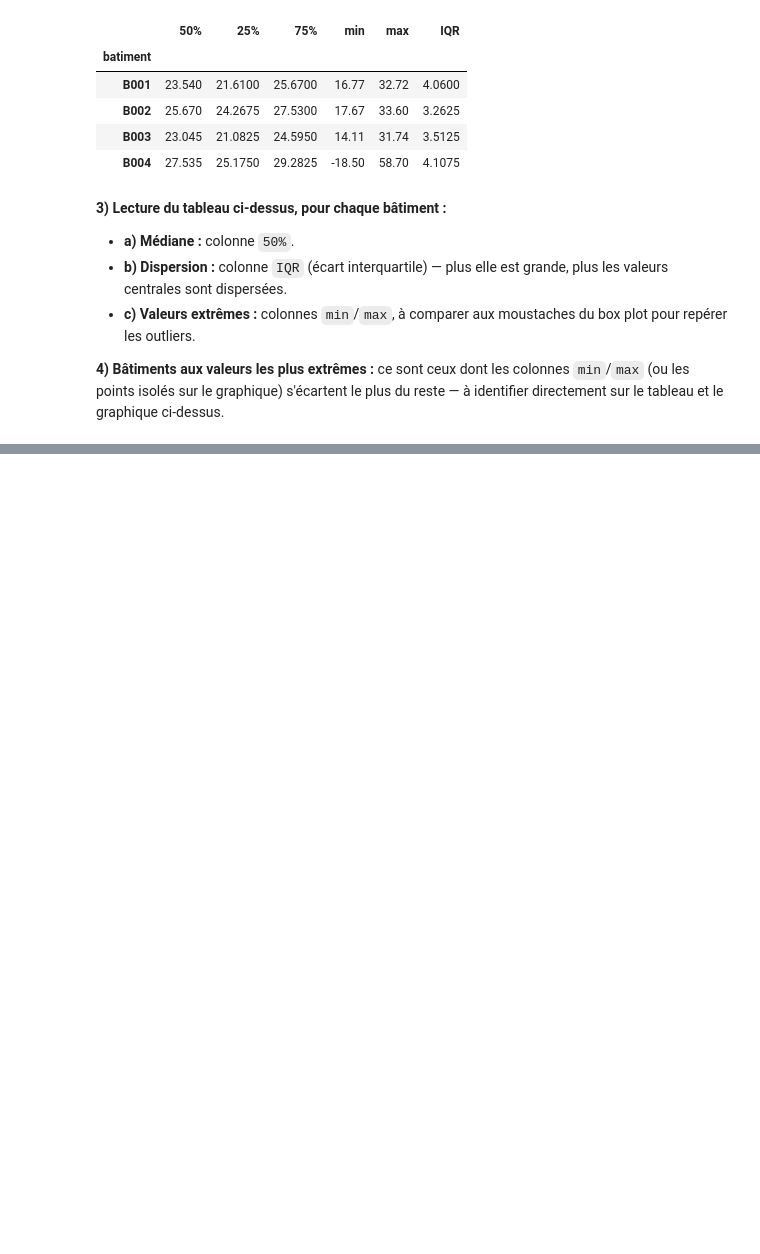
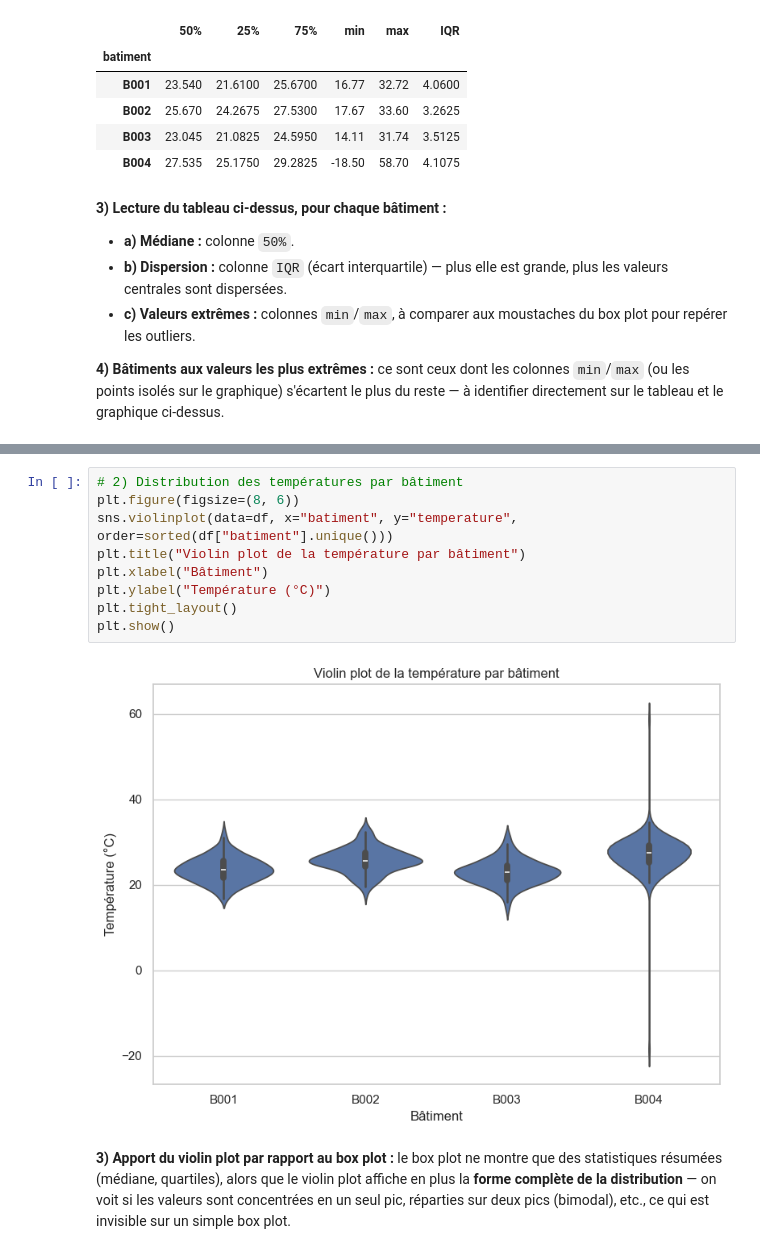
Before and after one commit to harounambaye/Seaborn_Iot_Analysis, a Jupyter notebook: notebooks/Seaborn_Iot_Analysis.ipynb, the cells around one changed output, grey strips where cells are left out. Saved outputs shown, nothing was run; the diff lists cells and outputs as text; blank space fills up the shorter version.

```diff
--- a/notebooks/Seaborn_Iot_Analysis.ipynb
+++ b/notebooks/Seaborn_Iot_Analysis.ipynb
@@ -182,0 +197,13 @@ resume_batiment
+# %%
+# 2) Distribution des températures par bâtiment
+plt.figure(figsize=(8, 6))
+sns.violinplot(data=df, x="batiment", y="temperature", order=sorted(df["batiment"].unique()))
+plt.title("Violin plot de la température par bâtiment")
+plt.xlabel("Bâtiment")
+plt.ylabel("Température (°C)")
+plt.tight_layout()
+plt.show()
+# %% [output]
+[figure, added]
+# %% [markdown]
+**3) Apport du violin plot par rapport au box plot :** le box plot ne montre que des statistiques résumées (médiane, quartiles), alors que le violin plot affiche en plus la **forme complète de la distribution** — on voit si les valeurs sont concentrées en un seul pic, réparties sur deux pics (bimodal), etc., ce qui est invisible sur un simple box plot.
```
Also changed, not shown: parts of 2 cells of this notebook.
